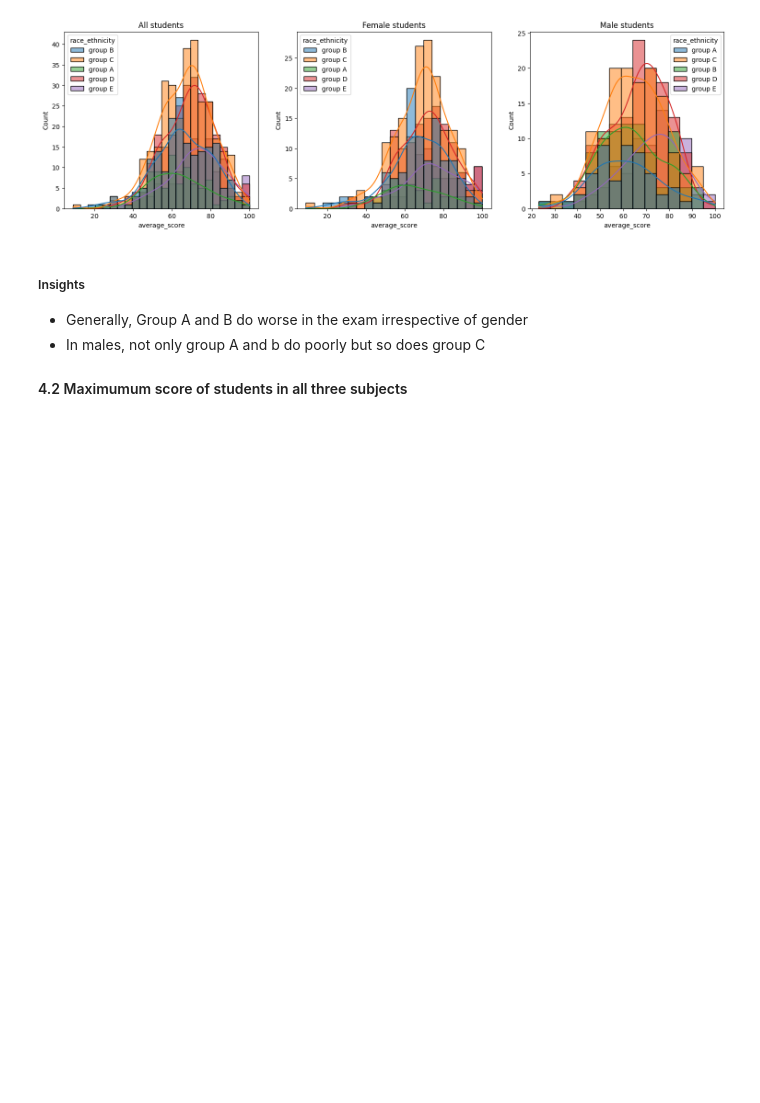
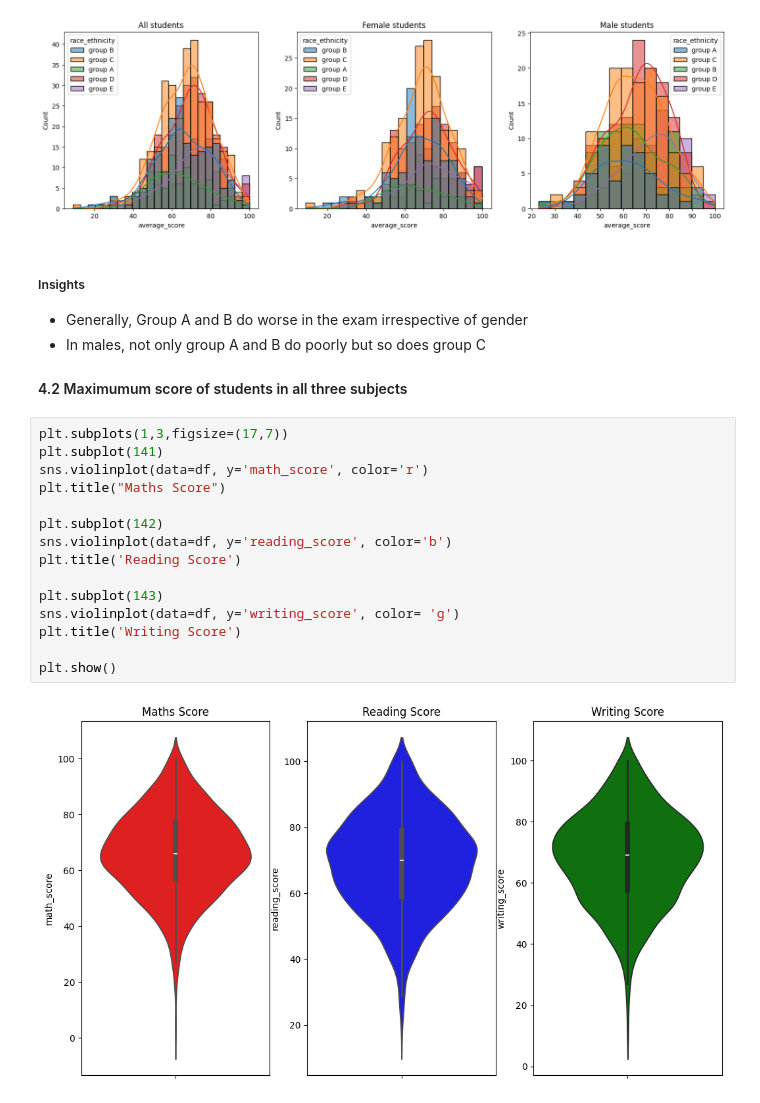
Before and after one commit to Karan-Karthik/Student_Performance_Analysis-Predictor, a Jupyter notebook: source/notebook/EDA student performance.ipynb, the cells around one changed output. Drawn from its saved outputs; the diff is of its cells as text; blank space fills up the shorter version.

```diff
--- a/source/notebook/EDA student performance.ipynb
+++ b/source/notebook/EDA student performance.ipynb
@@ -324,7 +324,24 @@ Text(0.5, 1.0, 'Male students')
 # %% [markdown]
 ##### Insights
 - Generally, Group A and B do worse in the exam irrespective of gender
-- In males, not only group A and b do poorly but so does group C
+- In males, not only group A and B do poorly but so does group C
 
 
 #### 4.2 Maximumum score of students in all three subjects
+# %%
+plt.subplots(1,3,figsize=(17,7))
+plt.subplot(141)
+sns.violinplot(data=df, y='math_score', color='r')
+plt.title("Maths Score")
+
+plt.subplot(142)
+sns.violinplot(data=df, y='reading_score', color='b')
+plt.title('Reading Score')
+
+plt.subplot(143)
+sns.violinplot(data=df, y='writing_score', color= 'g')
+plt.title('Writing Score')
+
+plt.show()
+# %% [output]
+[figure, added]
```
Also changed, not shown: parts of 25 cells of this notebook.
